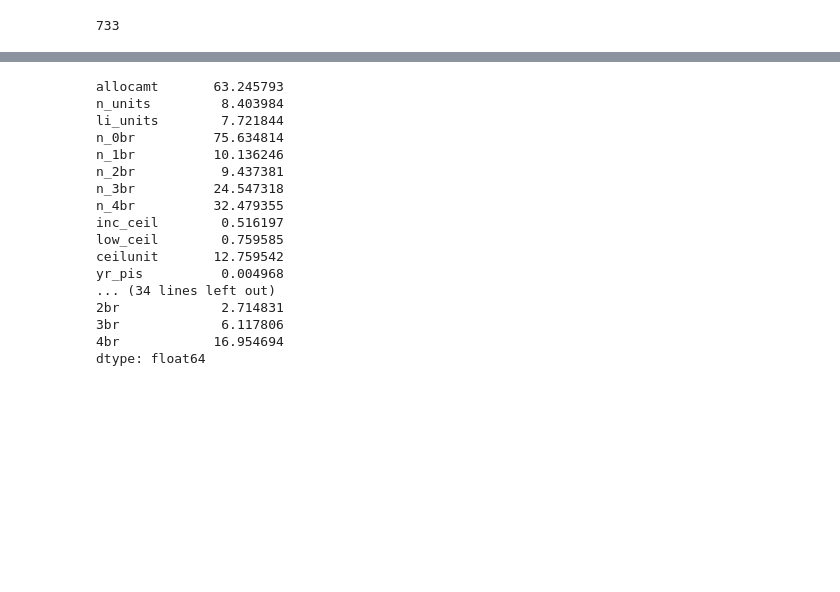
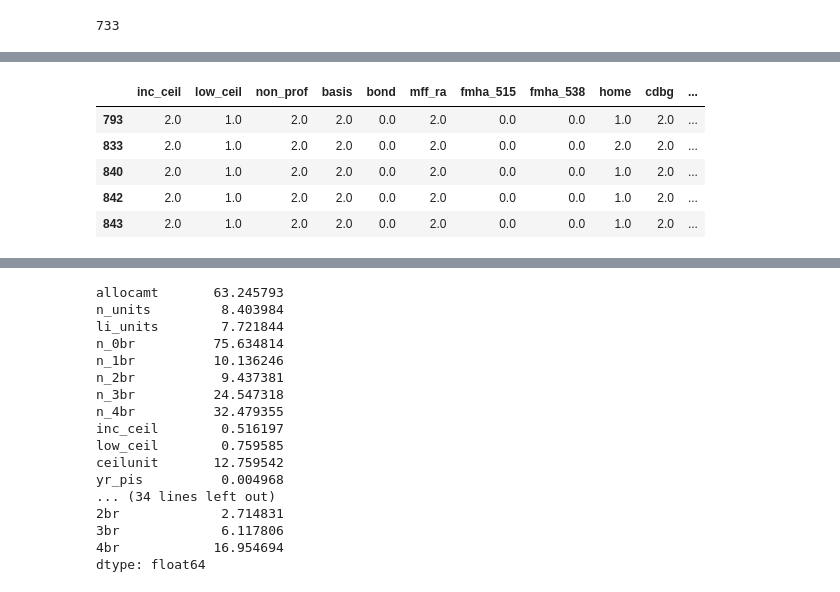
Before and after one commit to pndang/ULI-UCSD-H2H, a Jupyter notebook: LIHTC_analysis/clustering-analysis.ipynb, the cells around one changed output, grey strips where cells are left out. Saved outputs shown, nothing was run; the diff lists cells and outputs as text; code cells hidden in the pictures; blank space fills up the shorter version.

```diff
--- a/LIHTC_analysis/clustering-analysis.ipynb
+++ b/LIHTC_analysis/clustering-analysis.ipynb
@@ -965,0 +1045,7 @@ Cluster Labels: [1 1 1 1 1 1 1 1 1 2 0 1 2 1 1 0 1 1 0 1 1 1 1 1 0 1 1 1 1 1 1 1
+# %%
+# inspect values
+
+showAll(True)
+for col in cateCols:
+    print(df[col].value_counts())
+    print()
@@ -965,0 +1070,15 @@ Cluster Labels: [1 1 1 1 1 1 1 1 1 2 0 1 2 1 1 0 1 1 0 1 1 1 1 1 0 1 1 1 1 1 1 1
+# %%
+# cast above features to categorical type
+
+cateDf = df[cateCols]
+for col in cateCols:
+    cateDf[col] = cateDf[col].astype('category')
+# %%
+cateDf.head()
+# %% [output]
+|  | inc_ceil | low_ceil | non_prof | basis | bond | mff_ra | fmha_515 | fmha_538 | home | cdbg | ... |
+| 793 | 2.0 | 1.0 | 2.0 | 2.0 | 0.0 | 2.0 | 0.0 | 0.0 | 1.0 | 2.0 | ... |
+| 833 | 2.0 | 1.0 | 2.0 | 2.0 | 0.0 | 2.0 | 0.0 | 0.0 | 2.0 | 2.0 | ... |
+| 840 | 2.0 | 1.0 | 2.0 | 2.0 | 0.0 | 2.0 | 0.0 | 0.0 | 1.0 | 2.0 | ... |
+| 842 | 2.0 | 1.0 | 2.0 | 2.0 | 0.0 | 2.0 | 0.0 | 0.0 | 1.0 | 2.0 | ... |
+| 843 | 2.0 | 1.0 | 2.0 | 2.0 | 0.0 | 2.0 | 0.0 | 0.0 | 1.0 | 2.0 | ... |
```
Also changed, not shown: parts of 43 cells of this notebook.
